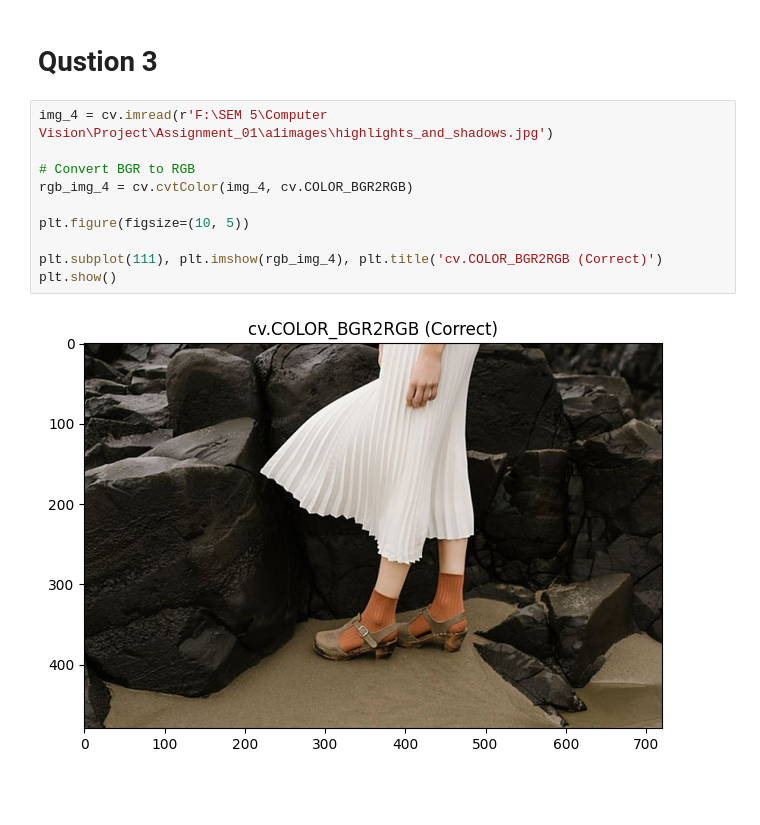
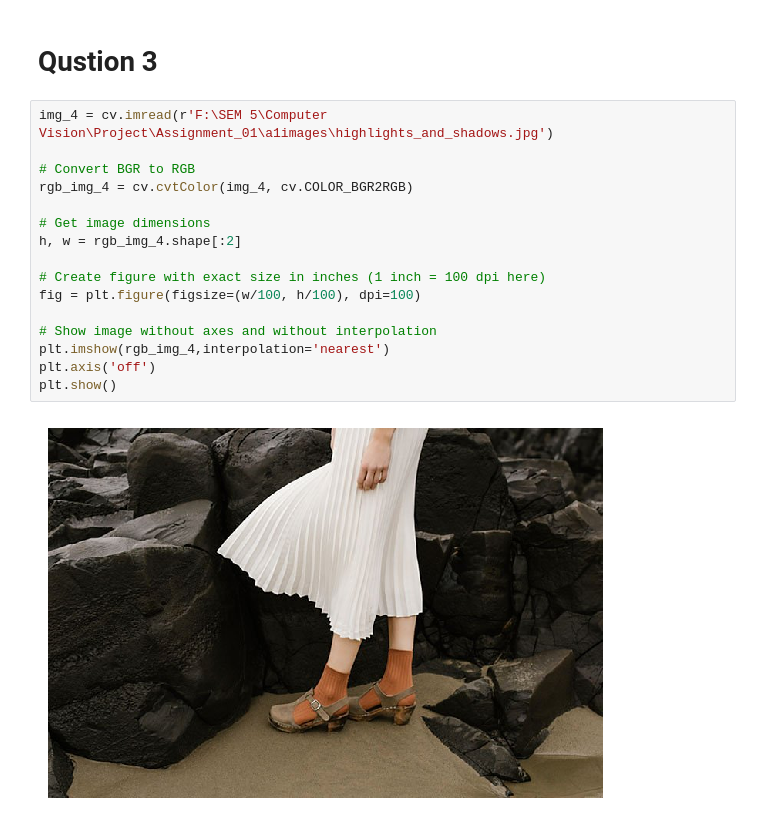
Before and after one commit to Nishitha0730/Computer-Vision, a Jupyter notebook: Assignment_01/Assignment_1.ipynb, the cells around one changed output. Saved outputs shown, nothing was run; the diff lists cells and outputs as text; blank space fills up the shorter version.

Commit message:
matplotlib has some errors when displaying image.Original image is not showing correctly.Show with blur

```diff
--- a/Assignment_01/Assignment_1.ipynb
+++ b/Assignment_01/Assignment_1.ipynb
@@ -123,12 +123,18 @@ plt.show()
 # %%
 img_4 = cv.imread(r'F:\SEM 5\Computer Vision\Project\Assignment_01\a1images\highlights_and_shadows.jpg')
 
 # Convert BGR to RGB
 rgb_img_4 = cv.cvtColor(img_4, cv.COLOR_BGR2RGB)
 
-plt.figure(figsize=(10, 5))
+# Get image dimensions
+h, w = rgb_img_4.shape[:2]
 
-plt.subplot(111), plt.imshow(rgb_img_4), plt.title('cv.COLOR_BGR2RGB (Correct)')
+# Create figure with exact size in inches (1 inch = 100 dpi here)
+fig = plt.figure(figsize=(w/100, h/100), dpi=100)
+
+# Show image without axes and without interpolation
+plt.imshow(rgb_img_4,interpolation='nearest')
+plt.axis('off')
 plt.show()
 # %% [output]
-[figure, old version]
+[figure, new version]
```
Also changed, not shown: parts of 3 cells of this notebook.
